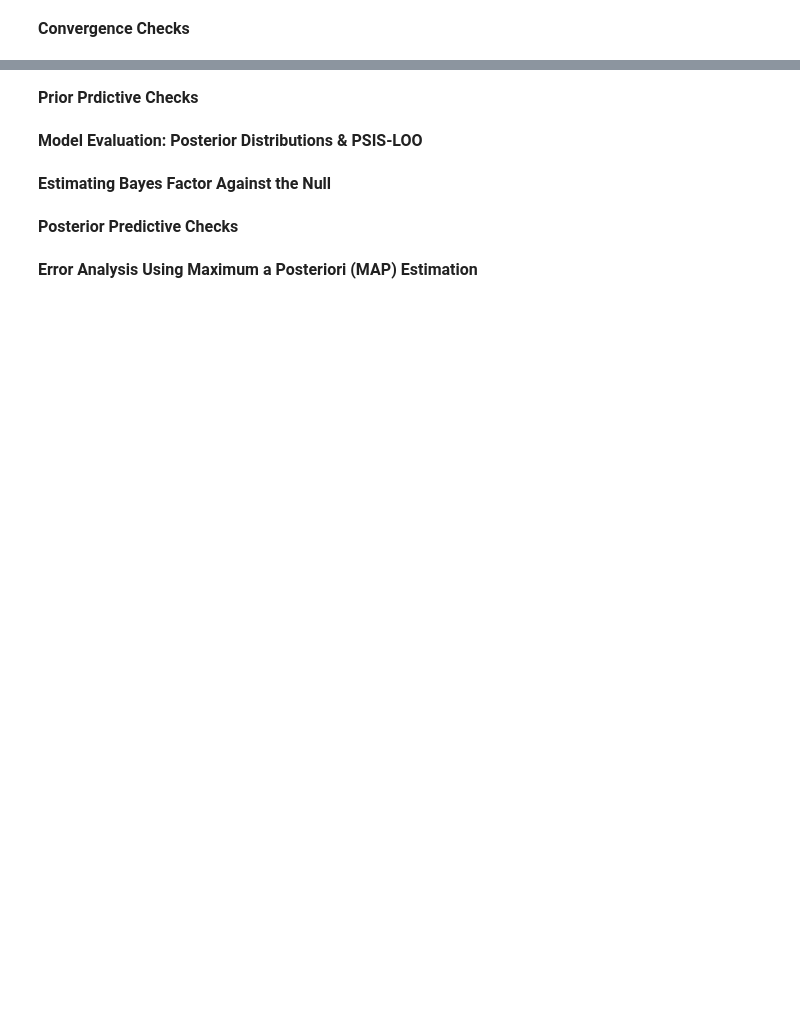
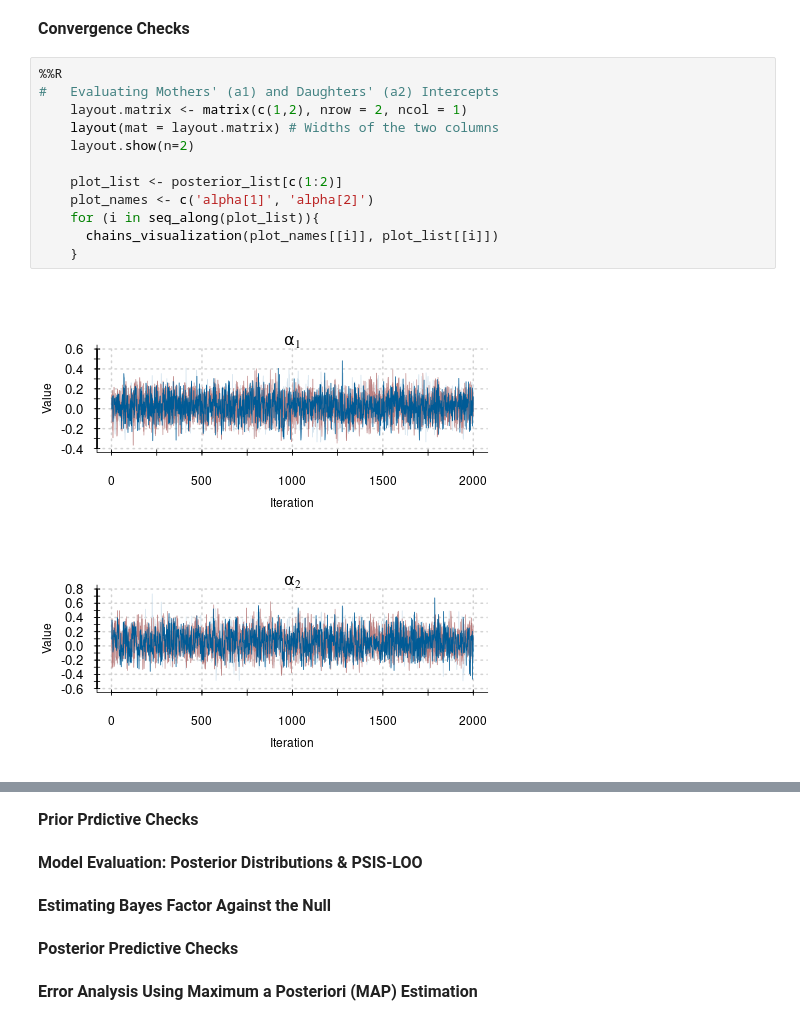
Before and after one commit to jhmorgan-netanomics/Netanomics_Analysts_Collaborative_Environment, a Jupyter notebook: Workflow_Demonstration/Analyses/Demonstration_Analysis.ipynb, the cells around one changed output, grey strips where cells are left out. Drawn from its saved outputs; the diff is of its cells as text; blank space fills up the shorter version.

```diff
--- a/Workflow_Demonstration/Analyses/Demonstration_Analysis.ipynb
+++ b/Workflow_Demonstration/Analyses/Demonstration_Analysis.ipynb
@@ -315,2 +400,16 @@ Processing complete, no problems detected.
 # %% [markdown]
 <div style="font-size:12pt; font-weight:bold;">Convergence Checks</div>
+# %%
+%%R
+#   Evaluating Mothers' (a1) and Daughters' (a2) Intercepts
+    layout.matrix <- matrix(c(1,2), nrow = 2, ncol = 1)
+    layout(mat = layout.matrix) # Widths of the two columns
+    layout.show(n=2)
+
+    plot_list <- posterior_list[c(1:2)]
+    plot_names <- c('alpha[1]', 'alpha[2]')
+    for (i in seq_along(plot_list)){
+      chains_visualization(plot_names[[i]], plot_list[[i]])
+    }
+# %% [output]
+[figure, added]
```
Also changed, not shown: parts of 20 cells of this notebook, 16 other files.
